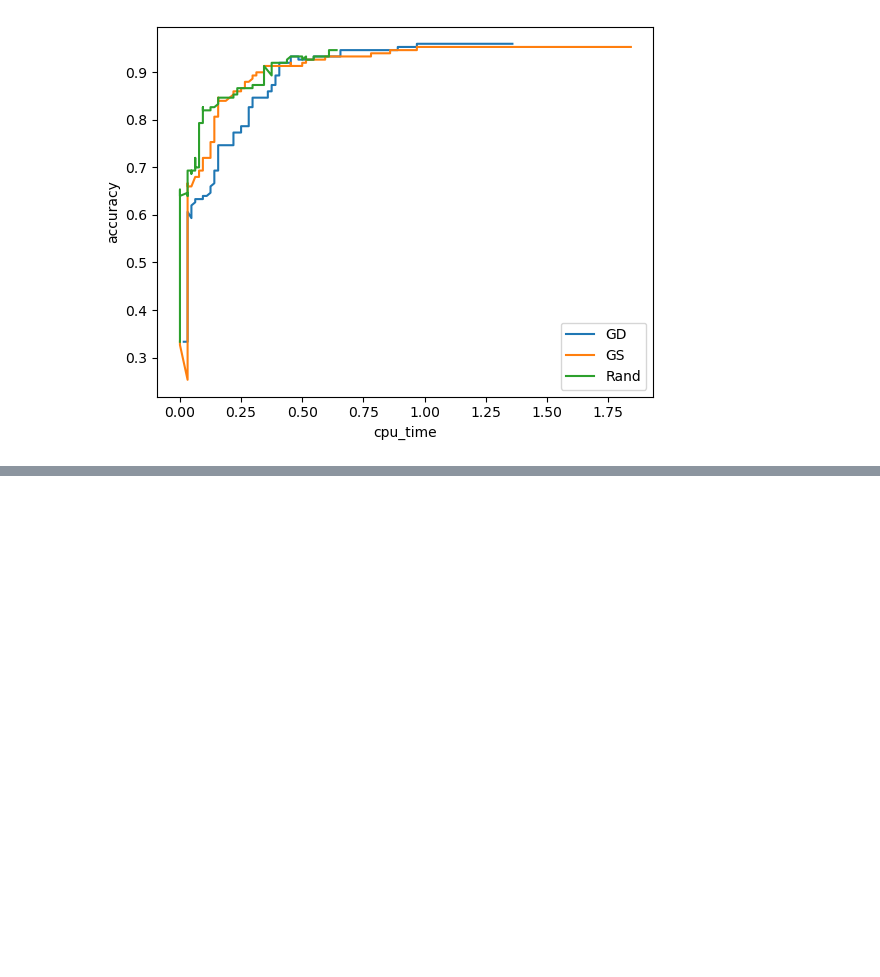
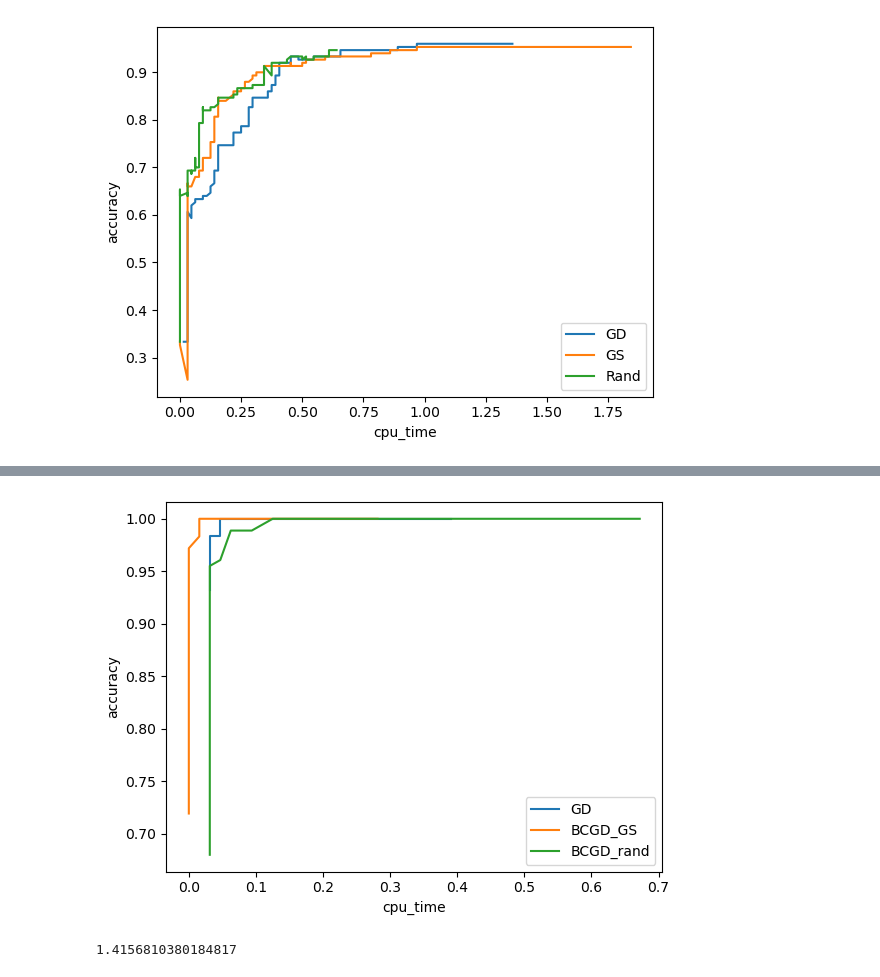
Before and after one commit to Aiecco/BCGD-methods, a Jupyter notebook: HW scratch.ipynb, the cells around one changed output, grey strips where cells are left out. Cells and saved outputs as stored; diff of their text form; code cells hidden in the pictures; blank space fills up the shorter version.

Commit message:
Added test on Wine Dataset

```diff
--- a/HW scratch.ipynb
+++ b/HW scratch.ipynb
@@ -372,0 +415,16 @@ plot_hist('cpu_time', 'accuracy', [gd_iris_df, bcgd_gs_iris_df, bcgd_rand_iris_d
+# %%
+
+b_names = wine_target_df['class'].to_numpy().reshape(-1,1) # rows are examples
+b_cat_names = wine_target_df['class'].unique()
+b_cat_names
+
+OH_encoder = OneHotEncoder(sparse=False)
+b_onehot = OH_encoder.fit_transform(b_names)
+b_i = np.argmax(b_onehot, axis=1) # number corresponding to the class
+A = wine_feats_df.to_numpy(dtype=float)
+num_examples, example_dim = A.shape
+num_classes = len(b_cat_names)
+X0 = np.random.normal(0,1,size=(example_dim,num_classes))
+# %%
+wine_gd_df = gd(A, b_onehot, eta=5, max_iter=100)
+wine_gd_df
@@ -372,0 +445,3 @@ plot_hist('cpu_time', 'accuracy', [gd_iris_df, bcgd_gs_iris_df, bcgd_rand_iris_d
+# %%
+wine_bcgd_gs_df = BCGD(gs_coord_select, coord_step)#(A, b_onehot, eta=1, max_iter=100)
+wine_bcgd_gs_df
@@ -372,0 +462,3 @@ plot_hist('cpu_time', 'accuracy', [gd_iris_df, bcgd_gs_iris_df, bcgd_rand_iris_d
+# %%
+wine_bcgd_rand_df = BCGD(rand_coord_select, coord_step)#(A, b_onehot, eta=1, max_iter=100)
+wine_bcgd_rand_df
@@ -372,0 +479,8 @@ plot_hist('cpu_time', 'accuracy', [gd_iris_df, bcgd_gs_iris_df, bcgd_rand_iris_d
+# %%
+plot_hist('cpu_time', 'accuracy', [wine_gd_df, wine_bcgd_gs_df, wine_bcgd_rand_df], ['GD', 'BCGD_GS', 'BCGD_rand'])
+# %% [output]
+[figure, added]
+# %%
+loss(A, b_onehot, X0)
+# %% [output]
+1.4156810380184817
```
Also changed, not shown: parts of 6 cells of this notebook.
